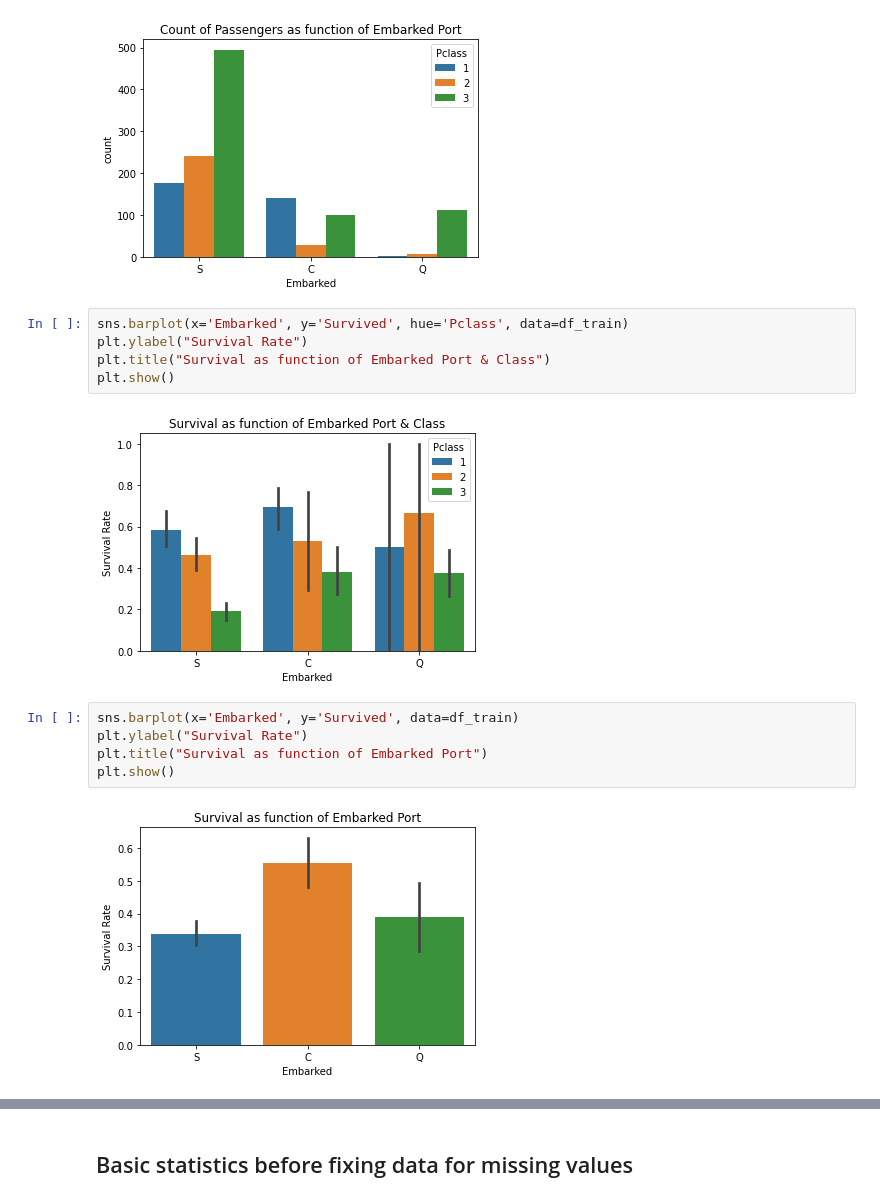
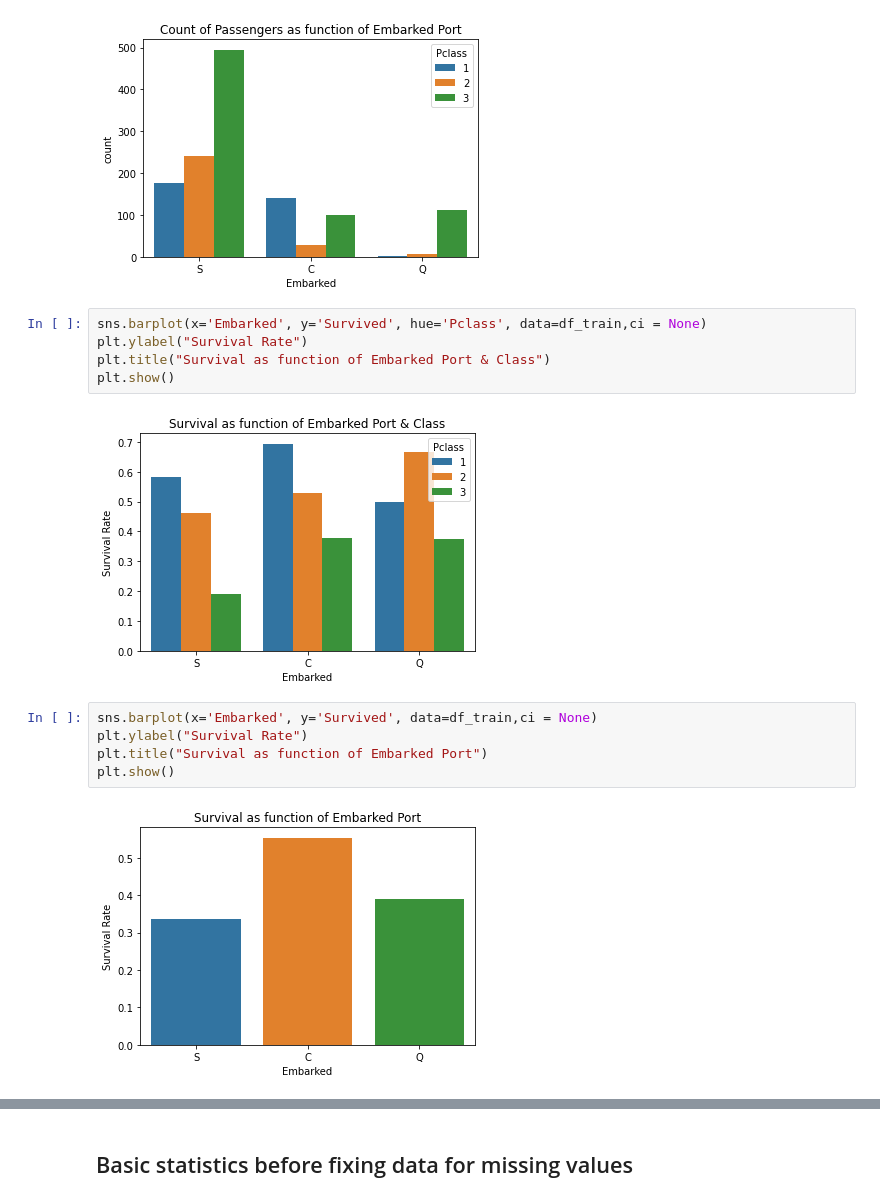
Before and after one commit to chanyadeshani/Group8, a Jupyter notebook: submit_assignment.ipynb, the cells around one changed output, grey strips where cells are left out. Saved outputs shown, nothing was run; the diff lists cells and outputs as text.

Commit message:
graphs modified

```diff
--- a/submit_assignment.ipynb
+++ b/submit_assignment.ipynb
@@ -305,17 +364,17 @@ plt.show()
 # %% [output]
 [figure]
 # %%
-sns.barplot(x='Embarked', y='Survived', hue='Pclass', data=df_train)
+sns.barplot(x='Embarked', y='Survived', hue='Pclass', data=df_train,ci = None)
 plt.ylabel("Survival Rate")
 plt.title("Survival as function of Embarked Port & Class")
 plt.show()
 # %% [output]
-[figure, old version]
+[figure, new version]
 # %%
-sns.barplot(x='Embarked', y='Survived', data=df_train)
+sns.barplot(x='Embarked', y='Survived', data=df_train,ci = None)
 plt.ylabel("Survival Rate")
 plt.title("Survival as function of Embarked Port")
 plt.show()
 # %% [output]
-[figure, old version]
+[figure, new version]
 # %%
```
Also changed, not shown: parts of 14 cells of this notebook.
